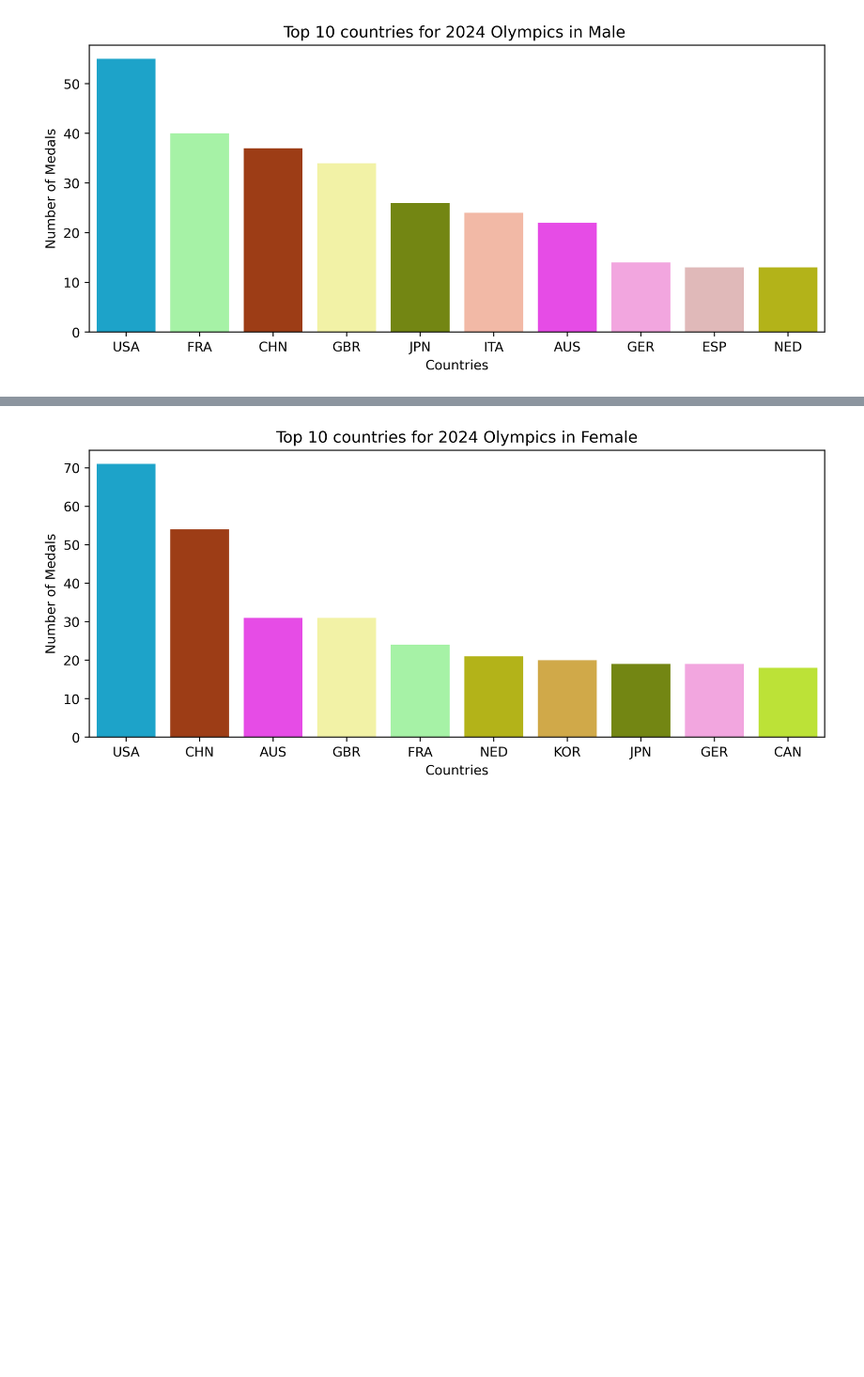
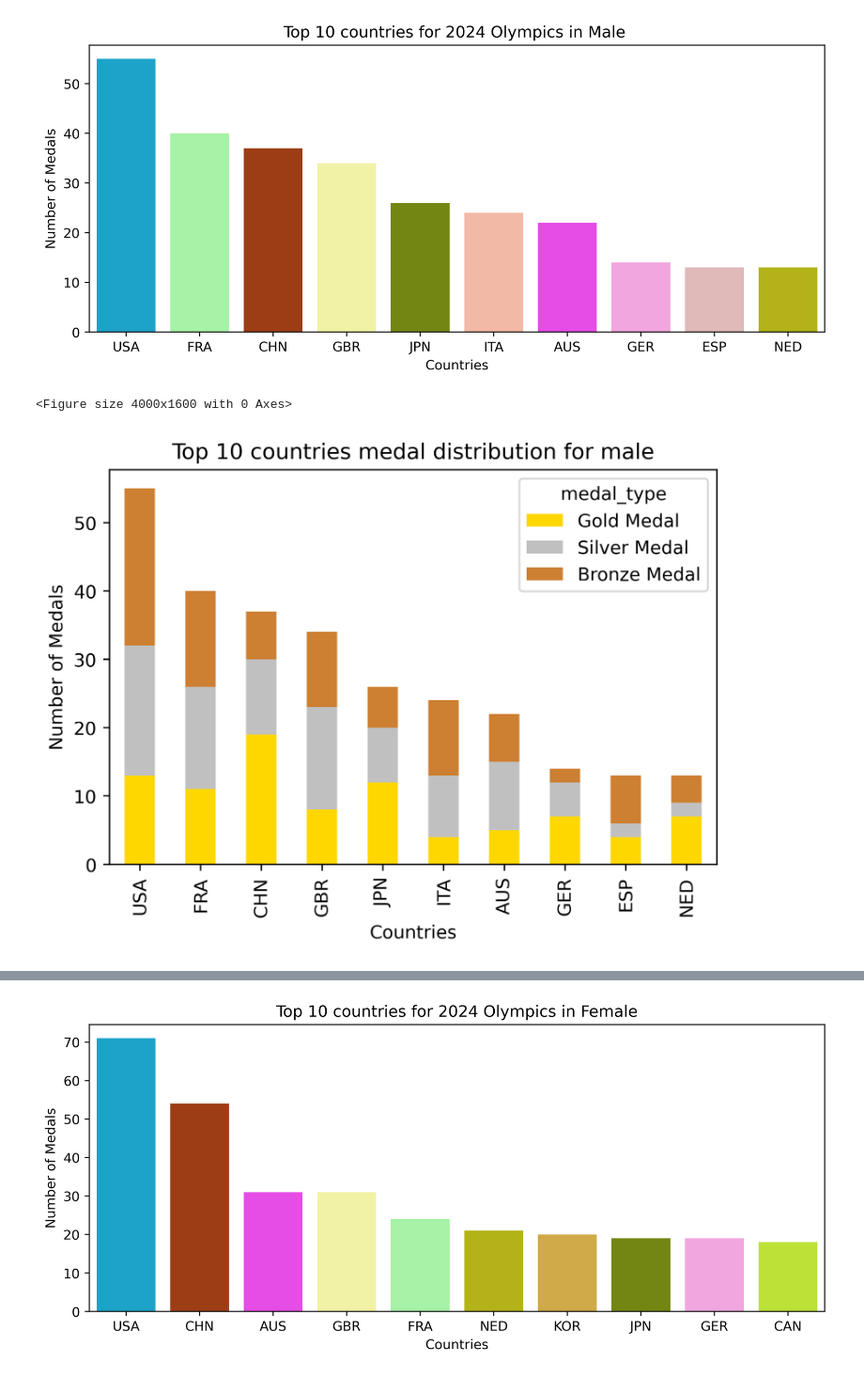
Before and after one commit to yildiramdsa/olympic_medal_distribution_analysis, a Jupyter notebook: notebooks/Project_2024_Medal_Distribution.ipynb, the cells around one changed output, grey strips where cells are left out. Shown at 94% size. Drawn from its saved outputs; the diff is of its cells as text; code cells hidden in the pictures; blank space fills up the shorter version.

```diff
--- a/notebooks/Project_2024_Medal_Distribution.ipynb
+++ b/notebooks/Project_2024_Medal_Distribution.ipynb
@@ -249,3 +314,12 @@ plt.ylabel('Number of Medals')
 plt.show()
 # %% [output]
 [figure]
+# %%
+#Providing a stacked bar to show the distribution of gold, silver and bronze across each country
+#Unstack pivote the medal_type from rows to columns. fill_value fills the empty medal_type as 0
+male_df = df[df['gender'] == 'Male']
+
+plot_medal_count_bar(male_df , 'Top 10 countries medal distribution for male')
+# %% [output]
+<Figure size 4000x1600 with 0 Axes>
+[figure, added]
```
Also changed, not shown: parts of 12 cells of this notebook.
